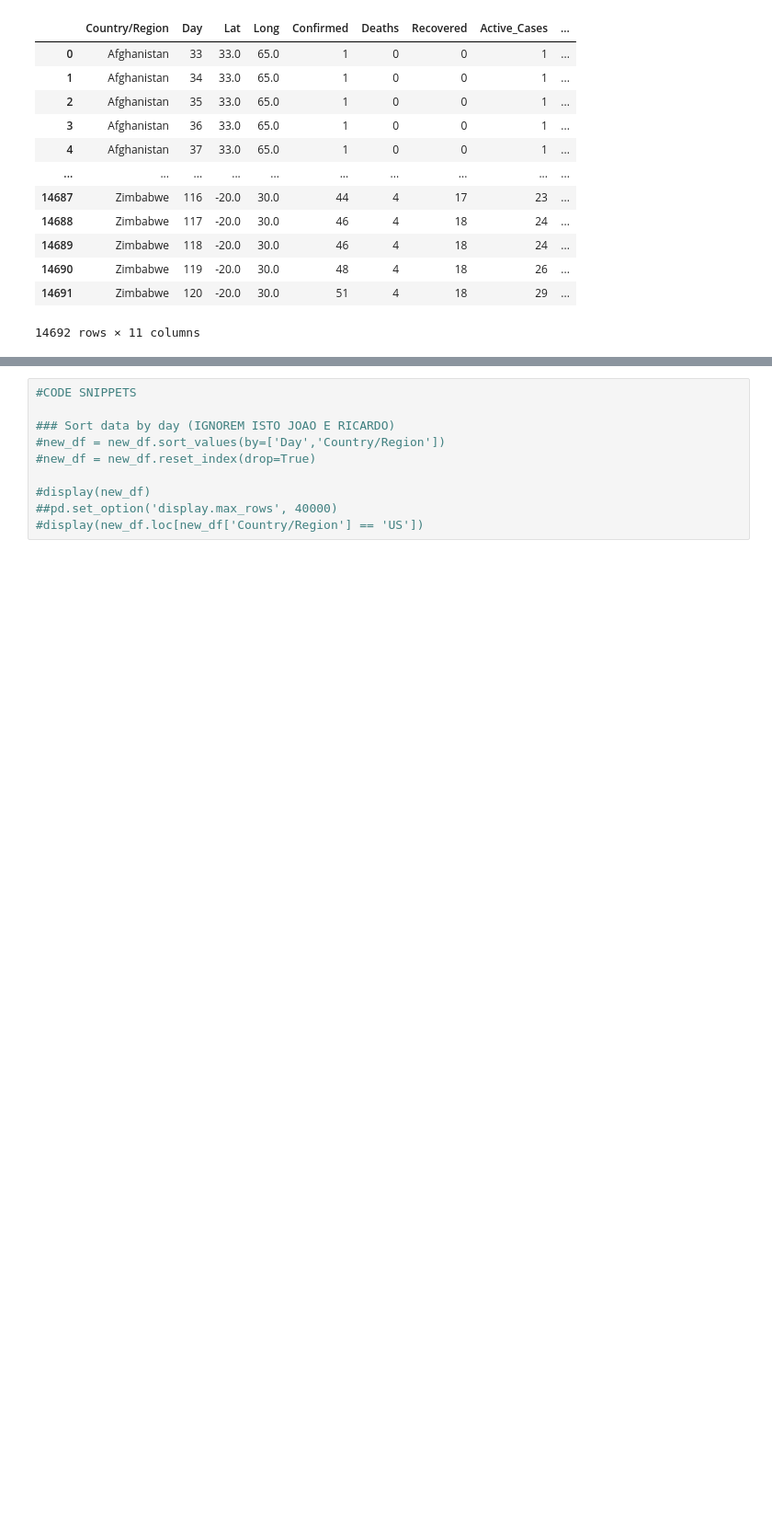
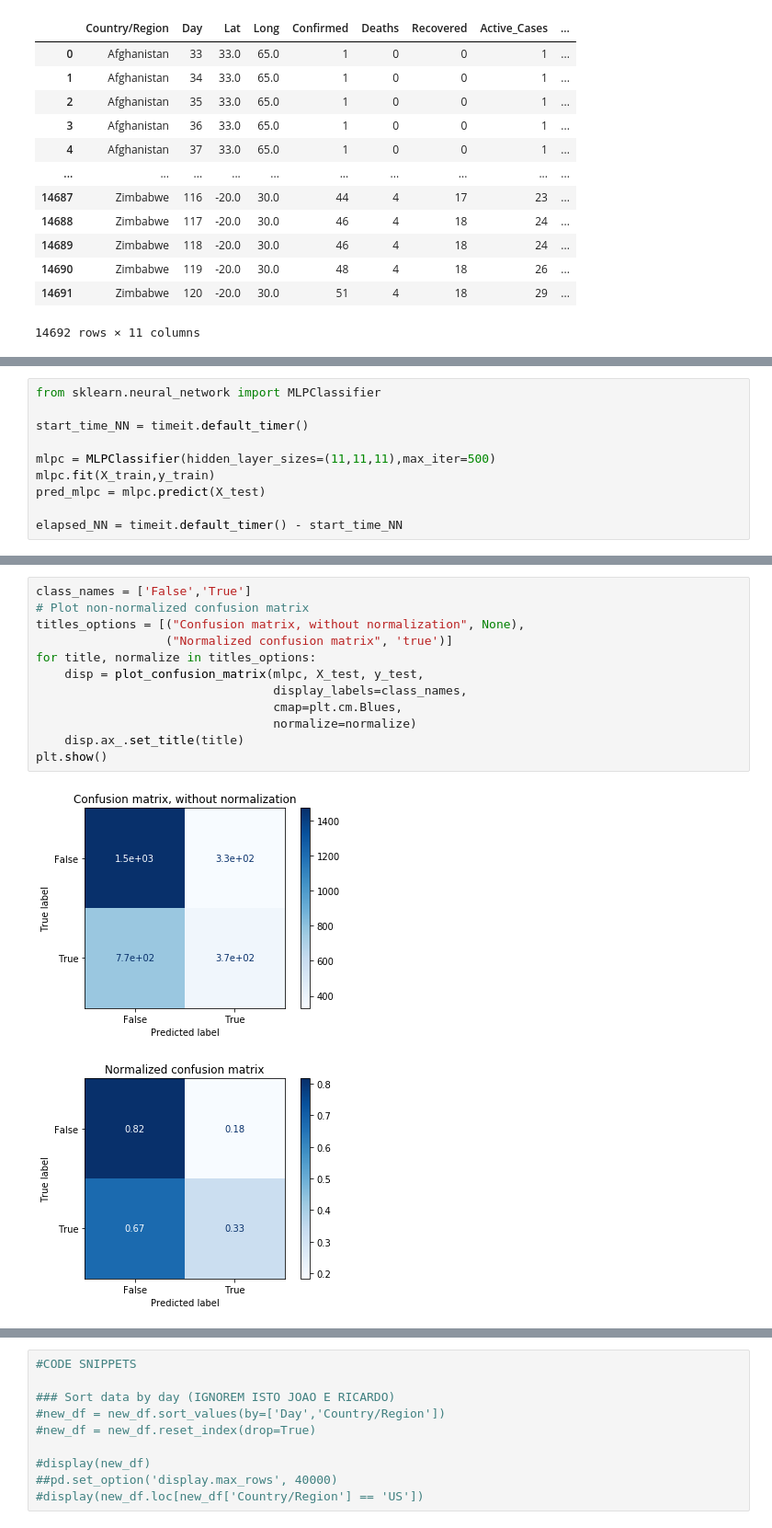
Before and after one commit to HugoFernandes2343/IART_Project2, a Jupyter notebook: Notebook IART.ipynb, the cells around one changed output, grey strips where cells are left out. Shown at 92% size. Drawn from its saved outputs; the diff is of its cells as text; blank space fills up the shorter version.

```diff
--- a/Notebook IART.ipynb
+++ b/Notebook IART.ipynb
@@ -337,0 +472,10 @@ weighted avg       0.64      0.64      0.64      2939
+# %%
+from sklearn.neural_network import MLPClassifier
+
+start_time_NN = timeit.default_timer()
+
+mlpc = MLPClassifier(hidden_layer_sizes=(11,11,11),max_iter=500)
+mlpc.fit(X_train,y_train)
+pred_mlpc = mlpc.predict(X_test)
+
+elapsed_NN = timeit.default_timer() - start_time_NN
@@ -337,0 +502,15 @@ weighted avg       0.64      0.64      0.64      2939
+# %%
+class_names = ['False','True']
+# Plot non-normalized confusion matrix
+titles_options = [("Confusion matrix, without normalization", None),
+                  ("Normalized confusion matrix", 'true')]
+for title, normalize in titles_options:
+    disp = plot_confusion_matrix(mlpc, X_test, y_test,
+                                 display_labels=class_names,
+                                 cmap=plt.cm.Blues,
+                                 normalize=normalize)
+    disp.ax_.set_title(title)
+plt.show()
+# %% [output]
+[figure, added]
+[figure, added]
```
Also changed, not shown: parts of 46 cells of this notebook.
